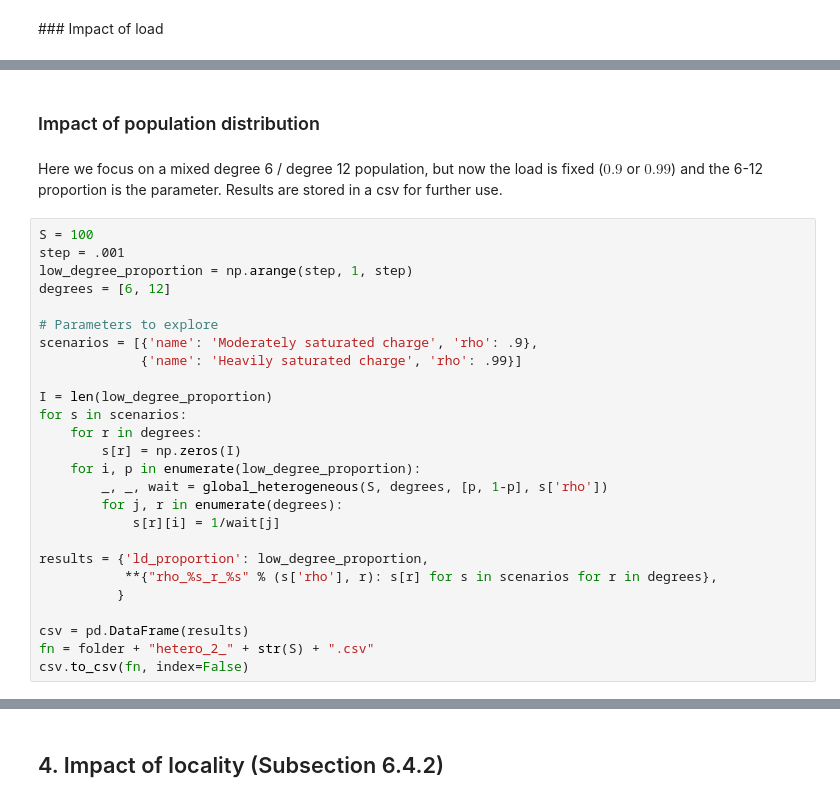
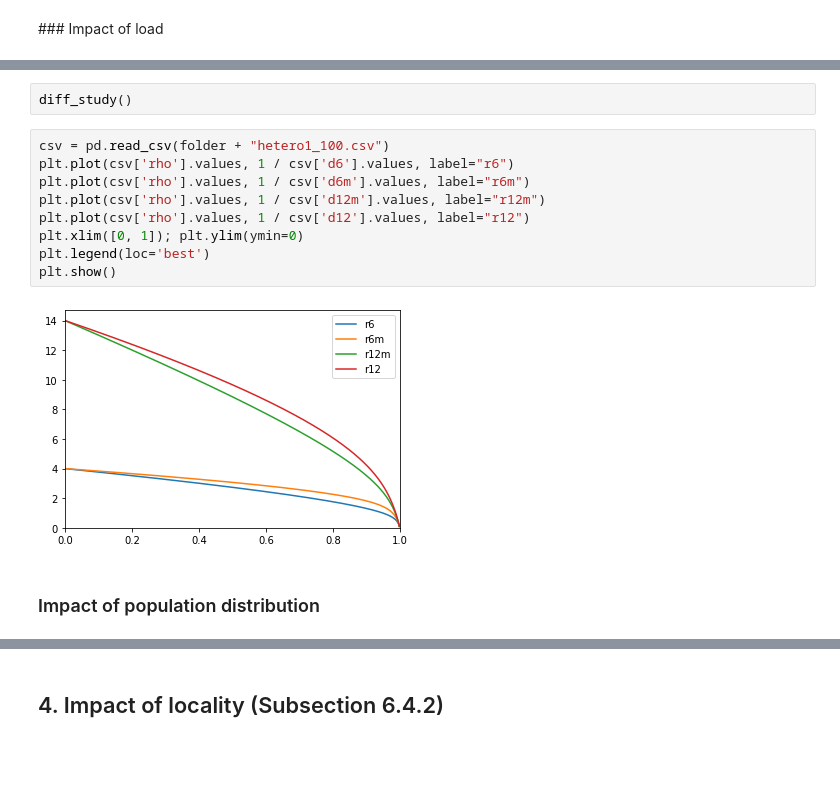
Before and after one commit to ccomte/phd-thesis, a Jupyter notebook: 6-performance-analysis-by-server-elimination/compute_and_plot.ipynb, the cells around one changed output, grey strips where cells are left out. Saved outputs shown, nothing was run; the diff lists cells and outputs as text; blank space fills up the shorter version.

```diff
--- a/6-performance-analysis-by-server-elimination/compute_and_plot.ipynb
+++ b/6-performance-analysis-by-server-elimination/compute_and_plot.ipynb
@@ -222,30 +202,15 @@ plt.show()
+# %%
+diff_study()
+# %%
+csv = pd.read_csv(folder + "hetero1_100.csv")
+plt.plot(csv['rho'].values, 1 / csv['d6'].values, label="r6")
+plt.plot(csv['rho'].values, 1 / csv['d6m'].values, label="r6m")
+plt.plot(csv['rho'].values, 1 / csv['d12m'].values, label="r12m")
+plt.plot(csv['rho'].values, 1 / csv['d12'].values, label="r12")
+plt.xlim([0, 1]); plt.ylim(ymin=0)
+plt.legend(loc='best')
+plt.show()
+# %% [output]
+[figure, added]
 # %% [markdown]
 ### Impact of population distribution
-# %% [markdown]
-Here we focus on a mixed degree 6 / degree 12 population, but now the load is fixed ($0.9$ or $0.99$) and the 6-12 proportion is the parameter. Results are stored in a csv for further use.
-# %%
-S = 100
-step = .001
-low_degree_proportion = np.arange(step, 1, step)
-degrees = [6, 12]
-
-# Parameters to explore
-scenarios = [{'name': 'Moderately saturated charge', 'rho': .9},
-             {'name': 'Heavily saturated charge', 'rho': .99}]
-
-I = len(low_degree_proportion)
-for s in scenarios:
-    for r in degrees:
-        s[r] = np.zeros(I)
-    for i, p in enumerate(low_degree_proportion):
-        _, _, wait = global_heterogeneous(S, degrees, [p, 1-p], s['rho'])
-        for j, r in enumerate(degrees):
-            s[r][i] = 1/wait[j]
-
-results = {'ld_proportion': low_degree_proportion,
-           **{"rho_%s_r_%s" % (s['rho'], r): s[r] for s in scenarios for r in degrees},
-          }
-
-csv = pd.DataFrame(results)
-fn = folder + "hetero_2_" + str(S) + ".csv"
-csv.to_csv(fn, index=False)
```
Also changed, not shown: parts of 19 cells of this notebook, 3 other files.
